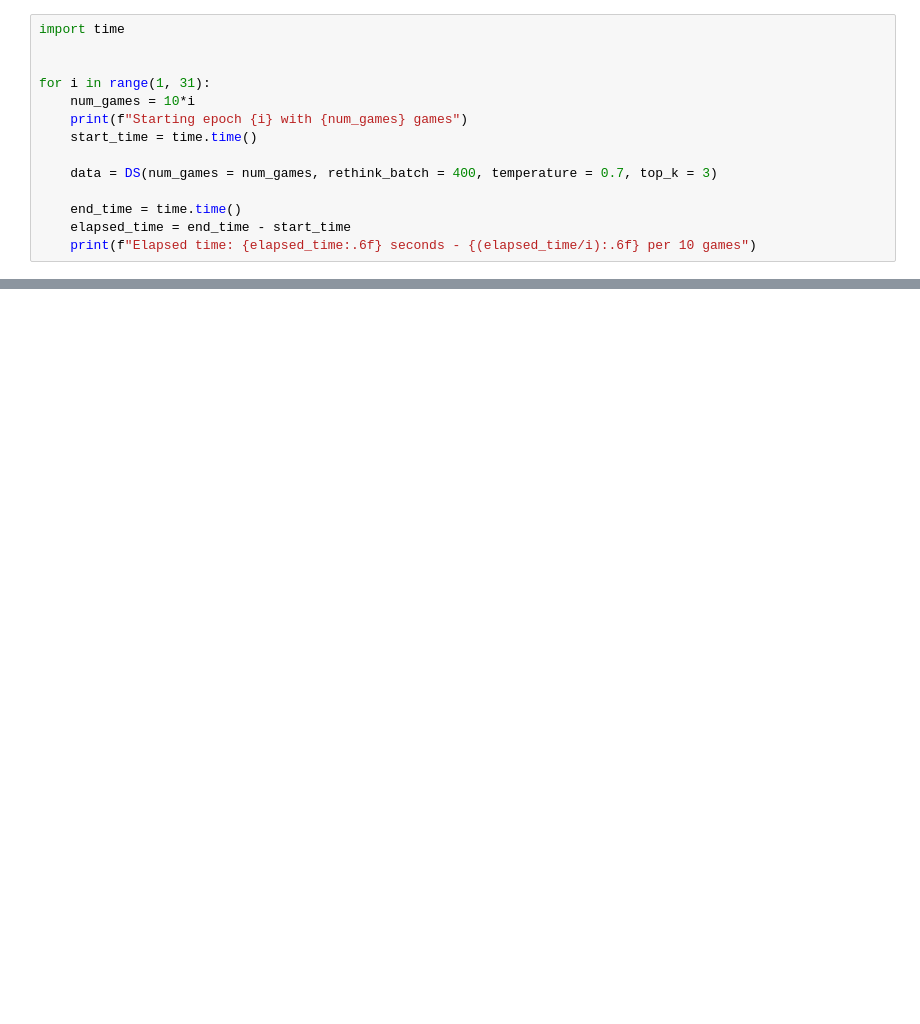
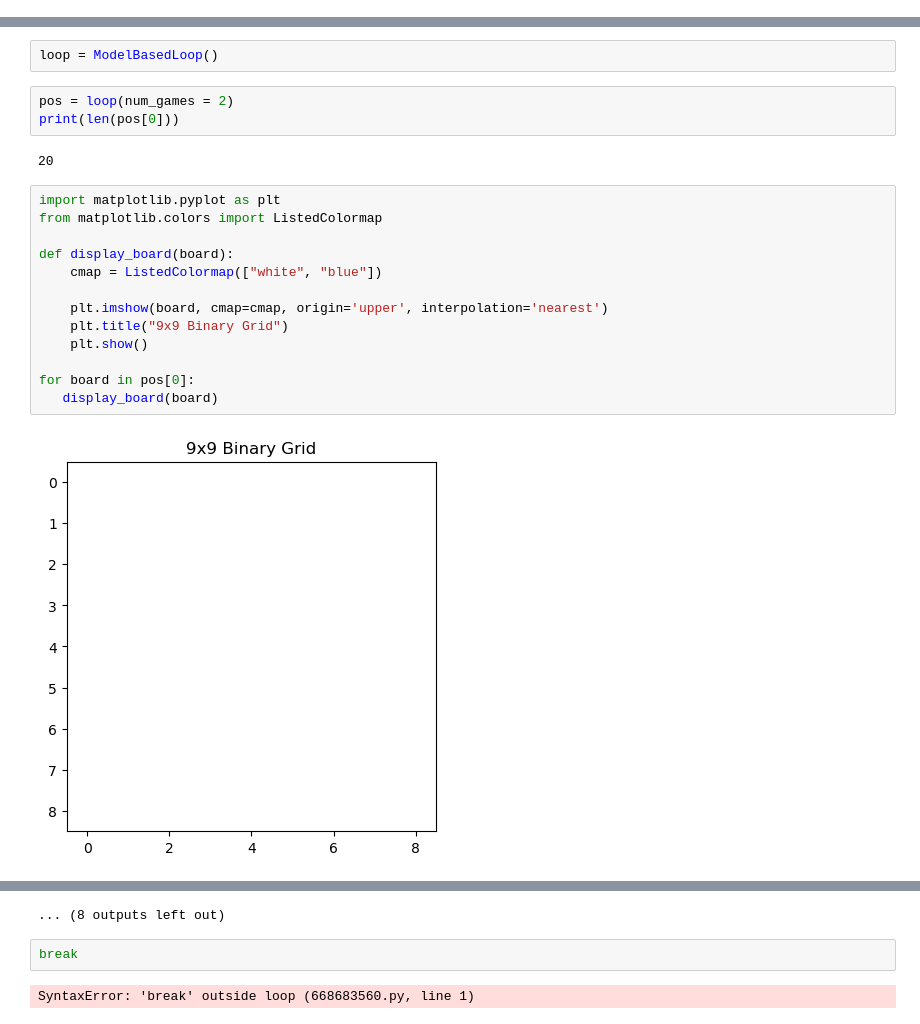
Before and after one commit to Jankwi/Blockudoku-RL, a Jupyter notebook: working.ipynb, the cells around one changed output, grey strips where cells are left out. Drawn from its saved outputs; the diff is of its cells as text; blank space fills up the shorter version.

Commit message:
started blockulib.playing revamp
More information in the working.ipynb notebook

```diff
--- a/working.ipynb
+++ b/working.ipynb
@@ -34,14 +6,0 @@ DS = DeepSearch()
-# %%
-import time
-
-
-for i in range(1, 31):
-    num_games = 10*i
-    print(f"Starting epoch {i} with {num_games} games")
-    start_time = time.time()
-
-    data = DS(num_games = num_games, rethink_batch = 400, temperature = 0.7, top_k = 3)
-
-    end_time = time.time()
-    elapsed_time = end_time - start_time
-    print(f"Elapsed time: {elapsed_time:.6f} seconds - {(elapsed_time/i):.6f} per 10 games")
@@ -66,0 +171,22 @@ KeyboardInterrupt:
+# %%
+loop = ModelBasedLoop()
+# %%
+pos = loop(num_games = 2)
+print(len(pos[0]))
+# %% [output]
+20
+# %%
+import matplotlib.pyplot as plt
+from matplotlib.colors import ListedColormap
+
+def display_board(board):
+    cmap = ListedColormap(["white", "blue"])
+
+    plt.imshow(board, cmap=cmap, origin='upper', interpolation='nearest')
+    plt.title("9x9 Binary Grid")
+    plt.show()
+
+for board in pos[0]:
+   display_board(board)
+# %% [output]
+[figure, added]
@@ -66,0 +204,5 @@ KeyboardInterrupt:
+... (8 outputs left out)
+# %%
+break
+# %% [output]
+SyntaxError: 'break' outside loop (668683560.py, line 1)
```
Also changed, not shown: parts of 20 cells of this notebook, 5 other files.
